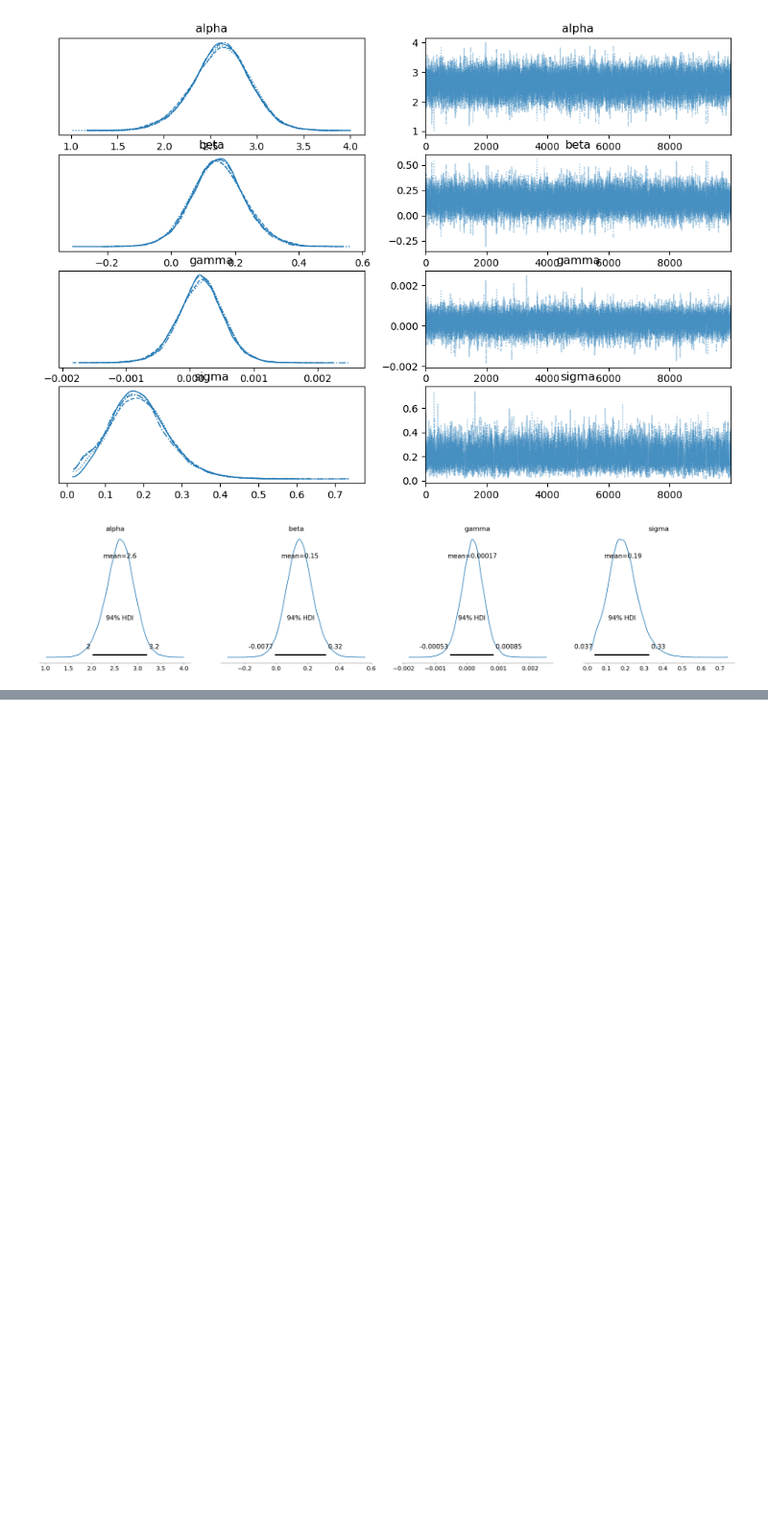
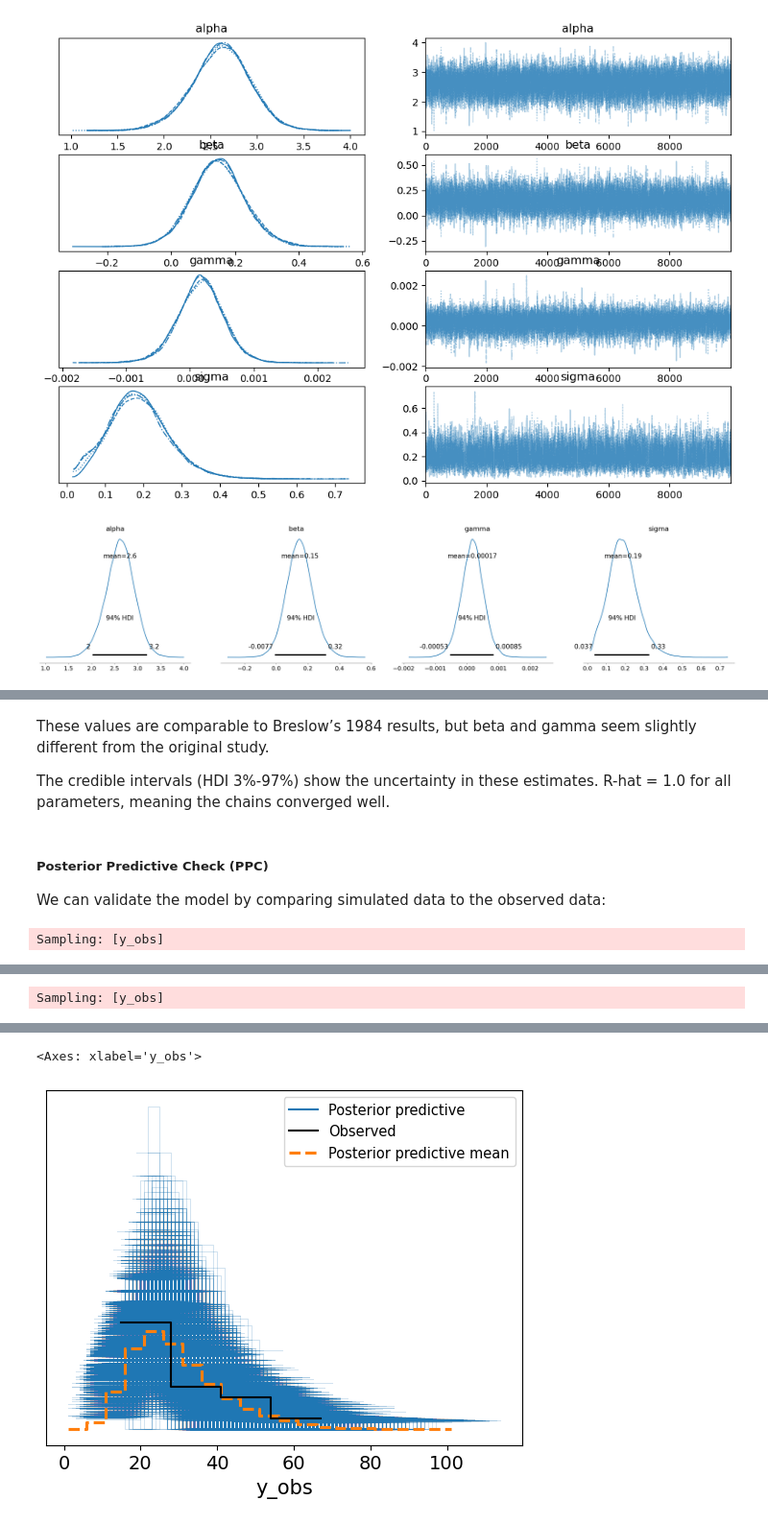
Before and after one commit to samarelayed/Advanced_Bayesian_Inference_Salm_Project, a Jupyter notebook: Advanced_Bayesian_Inference_Salm_Project.ipynb, the cells around one changed output, grey strips where cells are left out. Shown: that part at 96% size. Saved outputs shown, nothing was run; the diff lists cells and outputs as text; code cells hidden in the pictures; blank space fills up the shorter version.

Commit message:
interpretation of the graphs

```diff
--- a/Advanced_Bayesian_Inference_Salm_Project.ipynb
+++ b/Advanced_Bayesian_Inference_Salm_Project.ipynb
@@ -243,0 +250,16 @@ plt.show()
+# %% [markdown]
+These values are comparable to Breslow’s 1984 results, but beta and gamma seem slightly different from the original study.
+
+The credible intervals (HDI 3%-97%) show the uncertainty in these estimates.
+R-hat = 1.0 for all parameters, meaning the chains converged well.
+# %% [markdown]
+##### Posterior Predictive Check (PPC)
+
+We can validate the model by comparing simulated data to the observed data:
+# %%
+with bayesian_model:
+    ppc = pm.sample_posterior_predictive(trace, var_names=["y_obs"])
+
+az.plot_ppc(pm.sample_posterior_predictive(trace, model=bayesian_model))
+# %% [output]
+Sampling: [y_obs]
@@ -243,0 +268 @@ plt.show()
+Sampling: [y_obs]
@@ -243,0 +271,2 @@ plt.show()
+<Axes: xlabel='y_obs'>
+[figure, added]
```
Also changed, not shown: parts of 5 cells of this notebook.
